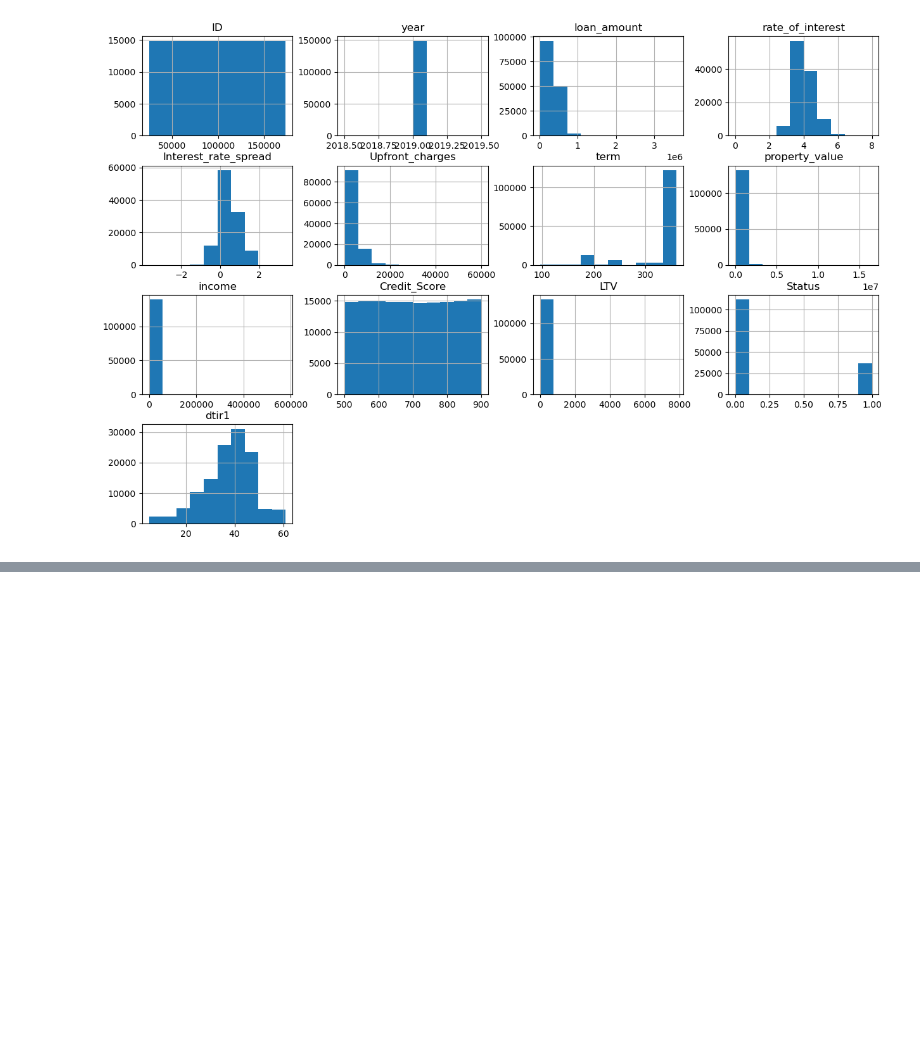
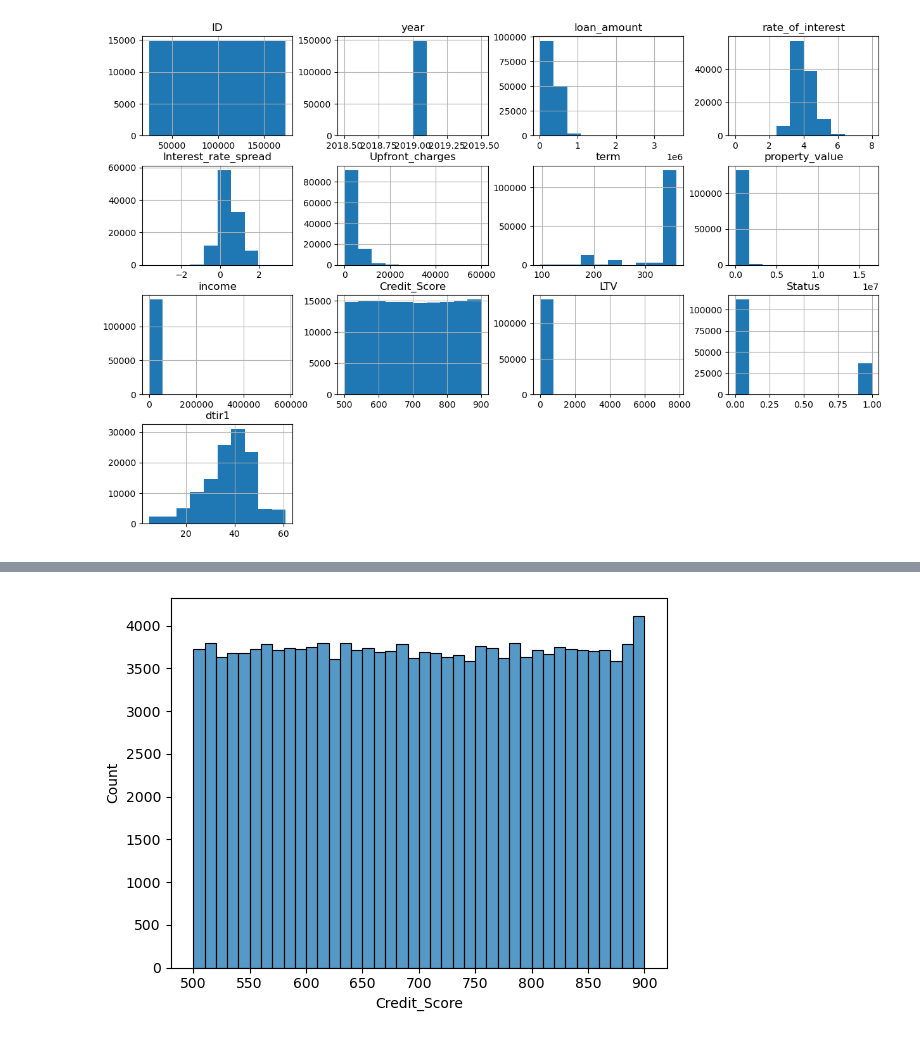
Before and after one commit to vaishnavi-nibh/loandefaultprediction, a Jupyter notebook: notebooks/eda.ipynb, the cells around one changed output, grey strips where cells are left out. Cells and saved outputs as stored; diff of their text form; code cells hidden in the pictures; blank space fills up the shorter version.

```diff
--- a/notebooks/eda.ipynb
+++ b/notebooks/eda.ipynb
@@ -204,0 +249,9 @@ Interest_rate_spread also appears to follow a bell-shaped curve, similar to rate
+# %%
+import seaborn as sns
+import matplotlib.pyplot as plt
+
+sns.histplot(df_data["Credit_Score"], bins=40)
+
+plt.show()
+# %% [output]
+[figure, added]
```
Also changed, not shown: parts of 4 cells of this notebook.
